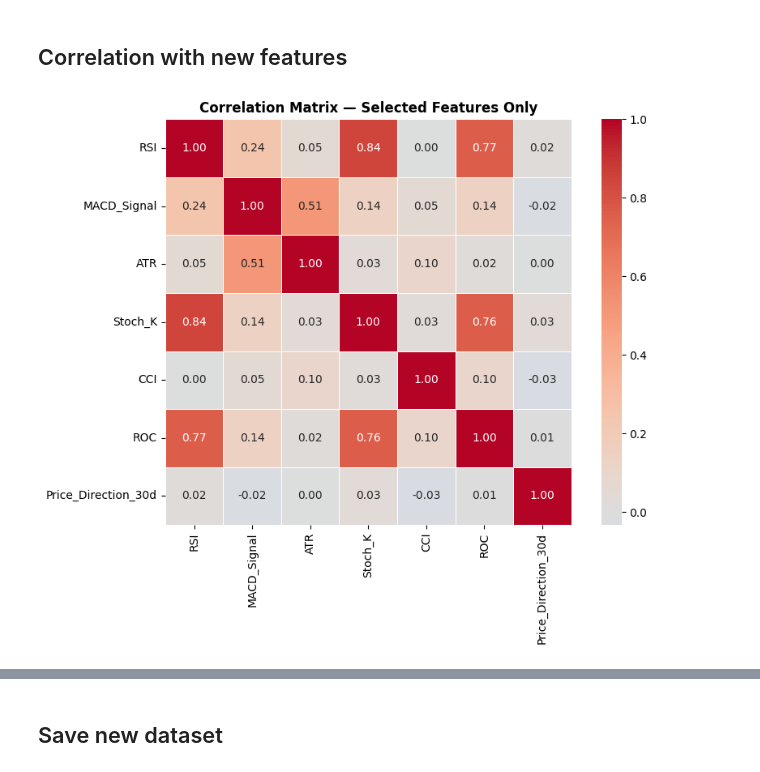
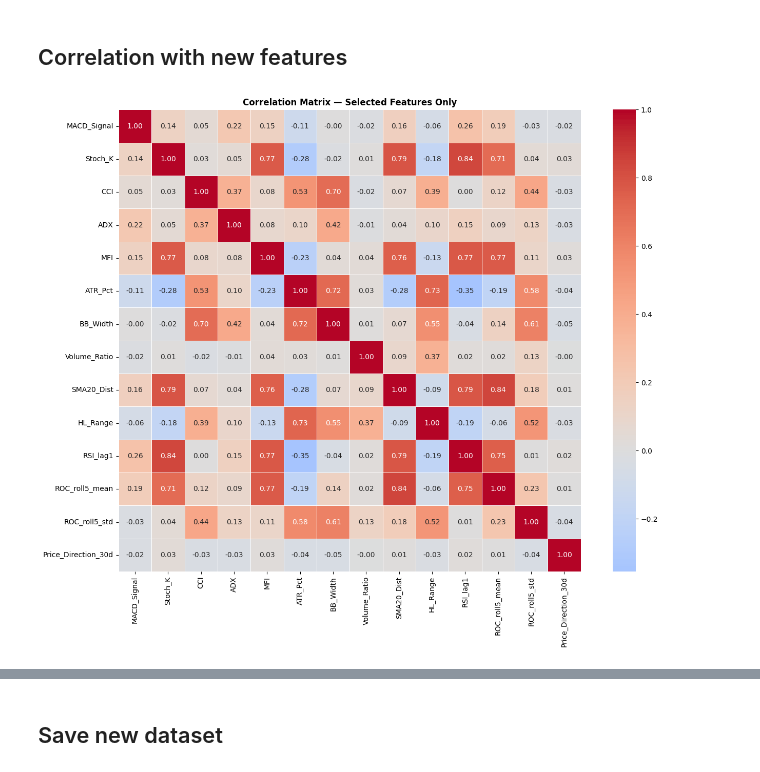
Before and after one commit to dansil2301/BasicStockPricePrediction, a Jupyter notebook: DataPipeline.ipynb, the cells around one changed output, grey strips where cells are left out. Cells and saved outputs as stored; diff of their text form; code cells hidden in the pictures.

```diff
--- a/DataPipeline.ipynb
+++ b/DataPipeline.ipynb
@@ -62,7 +62,7 @@ df['SMA_20'] = ta.sma(df['Close'], length=20)
 df['SMA_50'] = ta.sma(df['Close'], length=50)
 df['EMA_12'] = ta.ema(df['Close'], length=12)
 df['EMA_26'] = ta.ema(df['Close'], length=26)
-df['RSI'] = ta.rsi(df['Close'], length=14)
+df['RSI']    = ta.rsi(df['Close'], length=14)
 
 macd = ta.macd(df['Close'], fast=12, slow=26, signal=9)
 df['MACD'] = macd['MACD_12_26_9']
@@ -81,8 +81,29 @@ df['Stoch_D'] = stoch['STOCHd_14_3_3']
 
 df['OBV'] = ta.obv(df['Close'], df['Volume'])
 df['CCI'] = ta.cci(high=df['High'], low=df['Low'], close=df['Close'], length=20)
-df['ROC'] = ta.roc(df['Close'], length=12) * 100  # expressed as %
+df['ROC'] = ta.roc(df['Close'], length=12)
+
+df['ADX'] = ta.adx(high=df['High'], low=df['Low'], close=df['Close'], length=14)['ADX_14']
+df['Williams_R'] = ta.willr(high=df['High'], low=df['Low'], close=df['Close'], length=14)
+
+df['BB_Width'] = (df['BB_Upper'] - df['BB_Lower']) / df['BB_Mid']   # Bollinger bandwidth
+df['ATR_Pct'] = df['ATR'] / df['Close']                            # ATR as % of price
+
+df['Volume_Ratio'] = df['Volume'] / df['Volume'].rolling(20).mean()  # vs 20-day avg
+df['MFI'] = ta.mfi(high=df['High'], low=df['Low'],
+                             close=df['Close'], volume=df['Volume'], length=14)
+
+df['SMA20_Dist'] = (df['Close'] - df['SMA_20']) / df['SMA_20']     # % distance from SMA20
+df['HL_Range'] = (df['High'] - df['Low']) / df['Close']          # intraday range %
+
+df['RSI_lag1'] = df['RSI'].shift(1)
+df['ROC_lag1'] = df['ROC'].shift(1)
+df['MACD_lag1'] = df['MACD'].shift(1)
+
+df['RSI_roll5_mean'] = df['RSI'].rolling(5).mean()
+df['ROC_roll5_mean'] = df['ROC'].rolling(5).mean()
+df['ROC_roll5_std'] = df['ROC'].rolling(5).std()
 
 print("Shape after indicators:", df.shape)
-df[['Date','Close','SMA_20','EMA_12','RSI','MACD','ATR','OBV']].tail(5)
+df[['Date','Close','SMA_20','EMA_12','RSI','MACD','ATR','OBV', 'ROC']].tail(5)
 # %% [output]
@@ -271,10 +378,14 @@ plt.show()
 # %%
-FEATURES = ['RSI', 'MACD_Signal', 'ATR', 'Stoch_K', 'CCI', 'ROC']
+FEATURES = [
+    'MACD_Signal', 'Stoch_K', 'CCI',
+    'ADX', 'MFI', 'ATR_Pct', 'BB_Width',
+    'Volume_Ratio', 'SMA20_Dist', 'HL_Range',
+    'RSI_lag1', 'ROC_roll5_mean', 'ROC_roll5_std'
+]
 TARGET = 'Price_Direction_30d'
 
-# low correlation with target as the correlation is not linear
 print("Selected features:", FEATURES)
-print(f"\nCorrelation among selected features with target ({TARGET}):")
+print(f"\nCorrelation with target ({TARGET}):")
 corr_selected = df[FEATURES + [TARGET]].corr()
 print(corr_selected[TARGET].drop(TARGET).sort_values(ascending=False).to_string())
 # %% [output]
@@ -290,11 +408,11 @@ CCI           -0.033284
 # %% [markdown]
 ## Correlation with new features
 # %%
-plt.figure(figsize=(9, 7))
+plt.figure(figsize=(14, 11))
 sns.heatmap(corr_selected, annot=True, fmt='.2f', cmap='coolwarm', center=0,
             square=True, linewidths=0.5)
 plt.title('Correlation Matrix — Selected Features Only', fontweight='bold')
 plt.tight_layout()
 plt.show()
 # %% [output]
-[figure, old version]
+[figure, new version]
```
Also changed, not shown: parts of 12 cells of this notebook, 3 other files.
